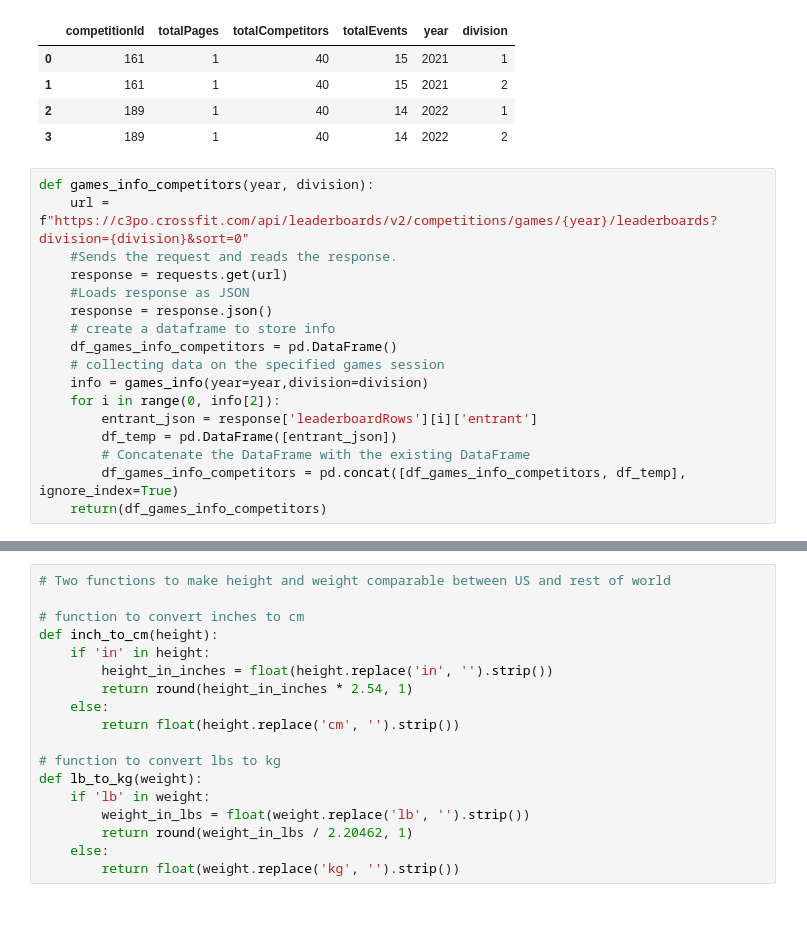
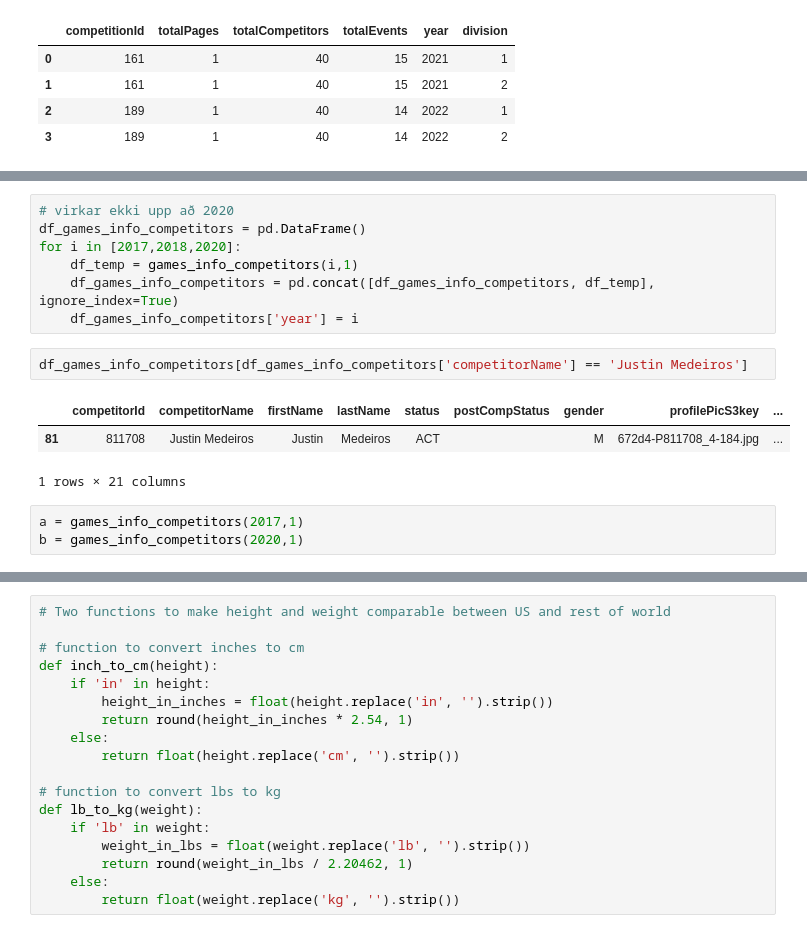
Before and after one commit to ArnarHardarson/rice-krispie-cakes, a Jupyter notebook: notebook_new_datamodel.ipynb, the cells around one changed output, grey strips where cells are left out. Drawn from its saved outputs; the diff is of its cells as text.

```diff
--- a/notebook_new_datamodel.ipynb
+++ b/notebook_new_datamodel.ipynb
@@ -63,20 +69,3 @@ df_games_info_multiple.head()
 | 1 | 161 | 1 | 40 | 15 | 2021 | 2 |
 | 2 | 189 | 1 | 40 | 14 | 2022 | 1 |
 | 3 | 189 | 1 | 40 | 14 | 2022 | 2 |
-# %%
-def games_info_competitors(year, division):
-    url = f"https://c3po.crossfit.com/api/leaderboards/v2/competitions/games/{year}/leaderboards?division={division}&sort=0"
-    #Sends the request and reads the response.
-    response = requests.get(url)
-    #Loads response as JSON
-    response = response.json()
-    # create a dataframe to store info
-    df_games_info_competitors = pd.DataFrame()
-    # collecting data on the specified games session
-    info = games_info(year=year,division=division)
-    for i in range(0, info[2]):
-        entrant_json = response['leaderboardRows'][i]['entrant']
-        df_temp = pd.DataFrame([entrant_json])
-        # Concatenate the DataFrame with the existing DataFrame
-        df_games_info_competitors = pd.concat([df_games_info_competitors, df_temp], ignore_index=True)
-    return(df_games_info_competitors)
@@ -93,0 +153,16 @@ df_games_info_competitors.head(5)
+# %%
+# virkar ekki upp að 2020
+df_games_info_competitors = pd.DataFrame()
+for i in [2017,2018,2020]:
+    df_temp = games_info_competitors(i,1)
+    df_games_info_competitors = pd.concat([df_games_info_competitors, df_temp], ignore_index=True)
+    df_games_info_competitors['year'] = i
+# %%
+df_games_info_competitors[df_games_info_competitors['competitorName'] == 'Justin Medeiros']
+# %% [output]
+|  | competitorId | competitorName | firstName | lastName | status | postCompStatus | gender | profilePicS3key | ... |
+| 81 | 811708 | Justin Medeiros | Justin | Medeiros | ACT |  | M | 672d4-P811708_4-184.jpg | ... |
+1 rows × 21 columns
+# %%
+a = games_info_competitors(2017,1)
+b = games_info_competitors(2020,1)
```
Also changed, not shown: parts of 20 cells of this notebook.
